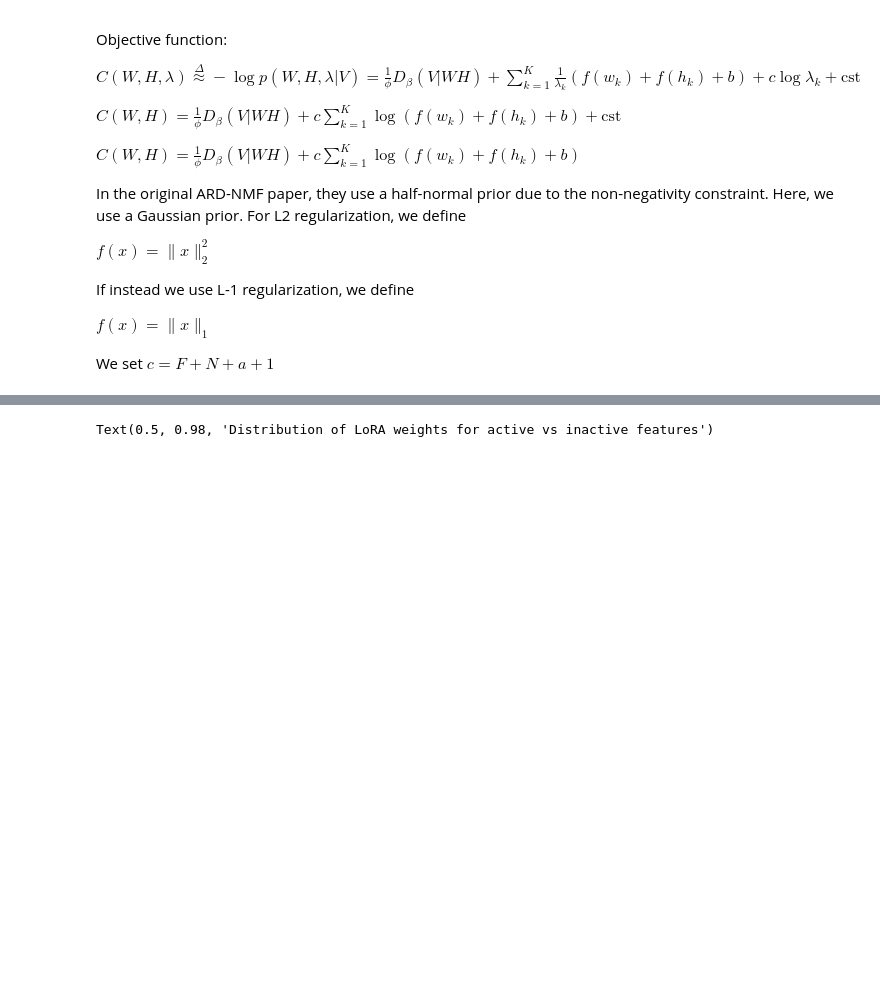
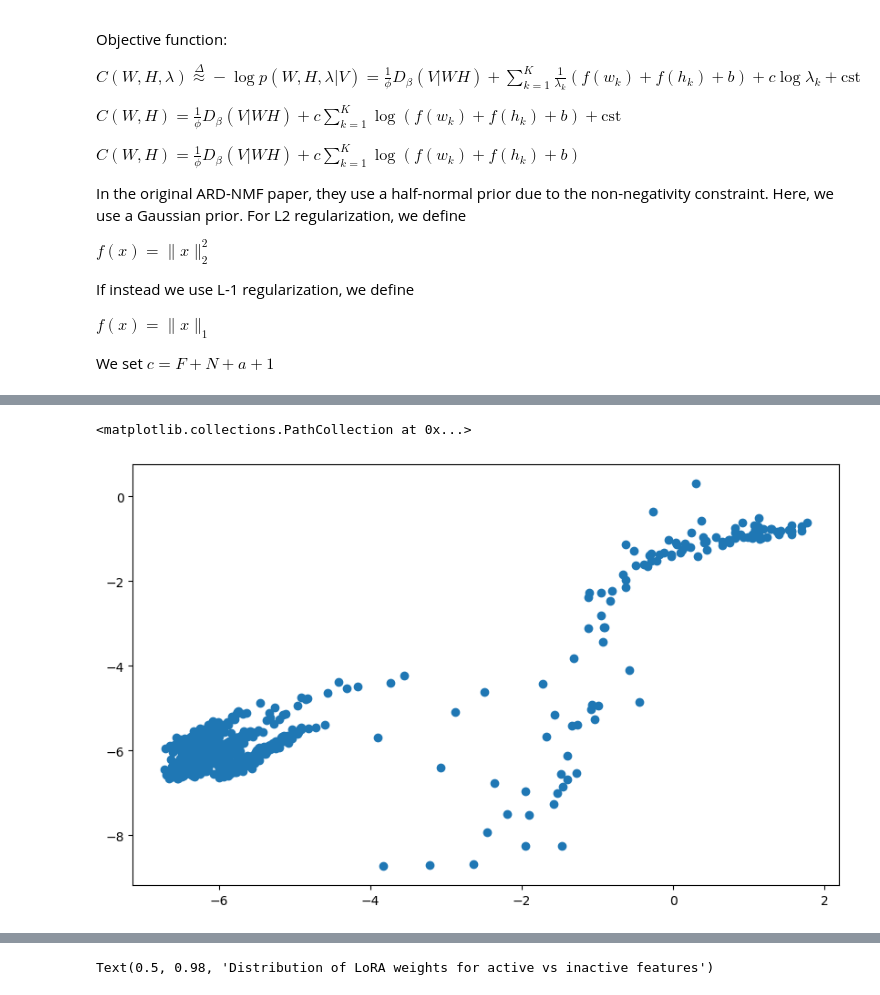
Before and after one commit to yoakiyama/ARDLoRa, a Jupyter notebook: notebooks/scratch.ipynb, the cells around one changed output, grey strips where cells are left out. Drawn from its saved outputs; the diff is of its cells as text; code cells hidden in the pictures; blank space fills up the shorter version.

```diff
--- a/notebooks/scratch.ipynb
+++ b/notebooks/scratch.ipynb
@@ -240,12 +253,11 @@ lr_scheduler = LambdaLR(optimizer, lr_lambda)
 num_epochs = 5
 # %%
 # Training loop
-def train_epoch(model, data_loader, optimizer, lr_scheduler):
+def train_epoch(model, data_loader, optimizer, lr_scheduler, scale_sparsity_loss=1, scale_divergence=1):
     model.train()
     total_loss = 0
     correct = 0
     total = 0
-    # scale_divergence = 1 / phi
     progress_bar = tqdm(data_loader, desc='Training')
     n_steps = 0
     for batch in progress_bar:
@@ -277,7 +289,9 @@ def train_epoch(model, data_loader, optimizer, lr_scheduler):
                 num_adapters += 1
                 sparsity_loss += layer.ffn.lin2.lora.compute_sparsity_loss()
                 num_adapters += 1
-        loss = divergence + (sparsity_loss / num_adapters)
+        sparsity_loss = (sparsity_loss / num_adapters) * scale_sparsity_loss
+        divergence = divergence * scale_divergence
+        loss = divergence + sparsity_loss
         # Backward pass
         loss.backward()
         optimizer.step()
@@ -296,7 +310,7 @@ def train_epoch(model, data_loader, optimizer, lr_scheduler):
     return total_loss / len(data_loader), correct / total
 
 @torch.no_grad()
-def evaluate(model, data_loader):
+def evaluate(model, data_loader, scale_sparsity_loss=1, scale_divergence=1):
     model.eval()
     total_loss = 0
     correct = 0
@@ -330,7 +344,9 @@ def evaluate(model, data_loader):
                 num_adapters += 1
                 sparsity_loss += layer.ffn.lin2.lora.compute_sparsity_loss()
                 num_adapters += 1
-        loss =  divergence + (sparsity_loss / num_adapters)
+        sparsity_loss = (sparsity_loss / num_adapters) * scale_sparsity_loss
+        divergence = divergence * scale_divergence
+        loss =  divergence + sparsity_loss
         total_loss += loss.item()
         preds = torch.argmax(outputs.logits, dim=1)
         correct += (preds == labels).sum().item()
@@ -340,0 +400,32 @@ def evaluate(model, data_loader):
+# %%
+# Distribution of relevance terms
+lambda_k_l = []
+layer_indices = []
+A_norm = []
+B_norm = []
+for idx, layer in enumerate(model.distilbert.transformer.layer):
+    layer_indices.append(idx)
+    if lora_query:
+        A_norm.append(torch.sum(layer.attention.q_lin.lora.lora_A.detach().cpu() ** 2, dim=0))
+        B_norm.append(torch.sum(layer.attention.q_lin.lora.lora_B.detach().cpu() ** 2, dim=1))
+    if lora_key:
+        A_norm.append(torch.sum(layer.attention.k_lin.lora.lora_A.detach().cpu() ** 2, dim=0))
+        B_norm.append(torch.sum(layer.attention.k_lin.lora.lora_B.detach().cpu() ** 2, dim=1))
+    if lora_value:
+        A_norm.append(torch.sum(layer.attention.v_lin.lora.lora_A.detach().cpu() ** 2, dim=0))
+        B_norm.append(torch.sum(layer.attention.v_lin.lora.lora_B.detach().cpu() ** 2, dim=1))
+    if lora_projection:
+        A_norm.append(torch.sum(layer.attention.out_lin.lora.lora_A.detach().cpu() ** 2, dim=0))
+        B_norm.append(torch.sum(layer.attention.out_lin.lora.lora_B.detach().cpu() ** 2, dim=1))
+    if lora_mlp:
+        A_norm.append(torch.sum(layer.ffn.lin1.lora.lora_A.detach().cpu() ** 2, dim=0))
+        B_norm.append(torch.sum(layer.ffn.lin1.lora.lora_B.detach().cpu() ** 2, dim=1))
+        A_norm.append(torch.sum(layer.ffn.lin2.lora.lora_A.detach().cpu() ** 2, dim=0))
+        B_norm.append(torch.sum(layer.ffn.lin2.lora.lora_B.detach().cpu() ** 2, dim=1))
+A_norm = np.concatenate(A_norm)
+B_norm = np.concatenate(B_norm)
+f, ax = plt.subplots(1, 1, figsize=(10, 6))
+ax.scatter(np.log10(A_norm), np.log10(B_norm))
+# %% [output]
+<matplotlib.collections.PathCollection at 0x...>
+[figure, added]
```
Also changed, not shown: parts of 7 cells of this notebook.
